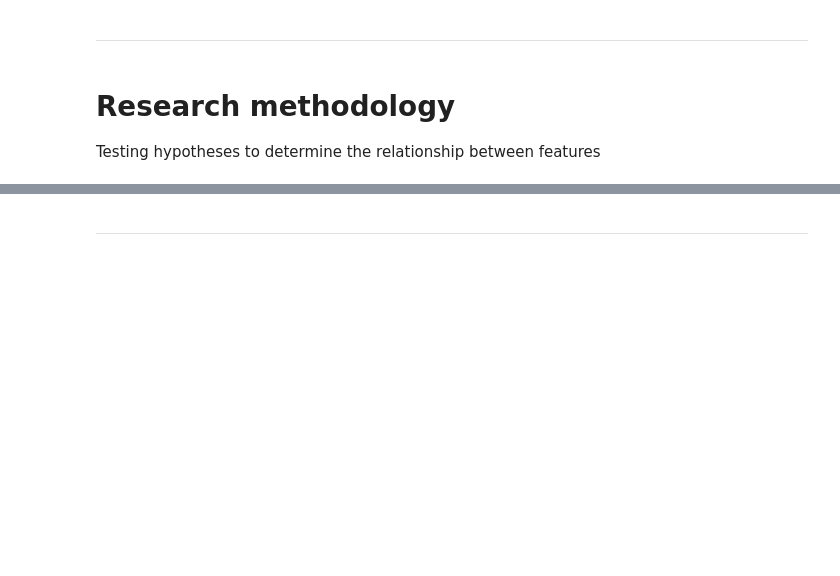
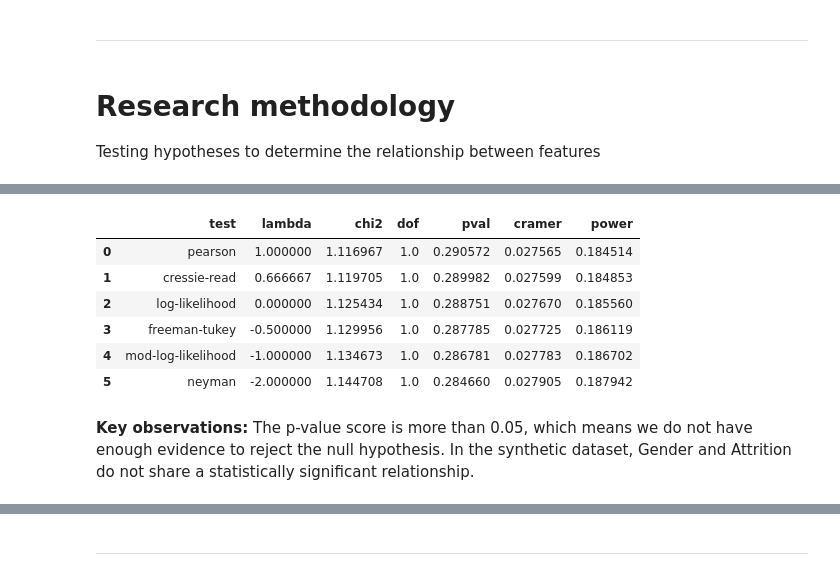
Before and after one commit to payal-kanani/hackathon2_predict_employee_attrition, a Jupyter notebook: jupyter_notebooks/predict_employee_attrition_transform.ipynb, the cells around one changed output, grey strips where cells are left out. Drawn from its saved outputs; the diff is of its cells as text; code cells hidden in the pictures; blank space fills up the shorter version.

```diff
--- a/jupyter_notebooks/predict_employee_attrition_transform.ipynb
+++ b/jupyter_notebooks/predict_employee_attrition_transform.ipynb
@@ -249,0 +251,14 @@ Business impact:
+# %%
+observed, expected, stats = pg.chi2_independence(data = df, x = "Gender", y = "Attrition")
+
+stats
+# %% [output]
+|  | test | lambda | chi2 | dof | pval | cramer | power |
+| 0 | pearson | 1.000000 | 1.116967 | 1.0 | 0.290572 | 0.027565 | 0.184514 |
+| 1 | cressie-read | 0.666667 | 1.119705 | 1.0 | 0.289982 | 0.027599 | 0.184853 |
+| 2 | log-likelihood | 0.000000 | 1.125434 | 1.0 | 0.288751 | 0.027670 | 0.185560 |
+| 3 | freeman-tukey | -0.500000 | 1.129956 | 1.0 | 0.287785 | 0.027725 | 0.186119 |
+| 4 | mod-log-likelihood | -1.000000 | 1.134673 | 1.0 | 0.286781 | 0.027783 | 0.186702 |
+| 5 | neyman | -2.000000 | 1.144708 | 1.0 | 0.284660 | 0.027905 | 0.187942 |
+# %% [markdown]
+**Key observations:** The p-value score is more than 0.05, which means we do not have enough evidence to reject the null hypothesis. In the synthetic dataset, Gender and Attrition do not share a statistically significant relationship.
```
Also changed, not shown: parts of 29 cells of this notebook.
